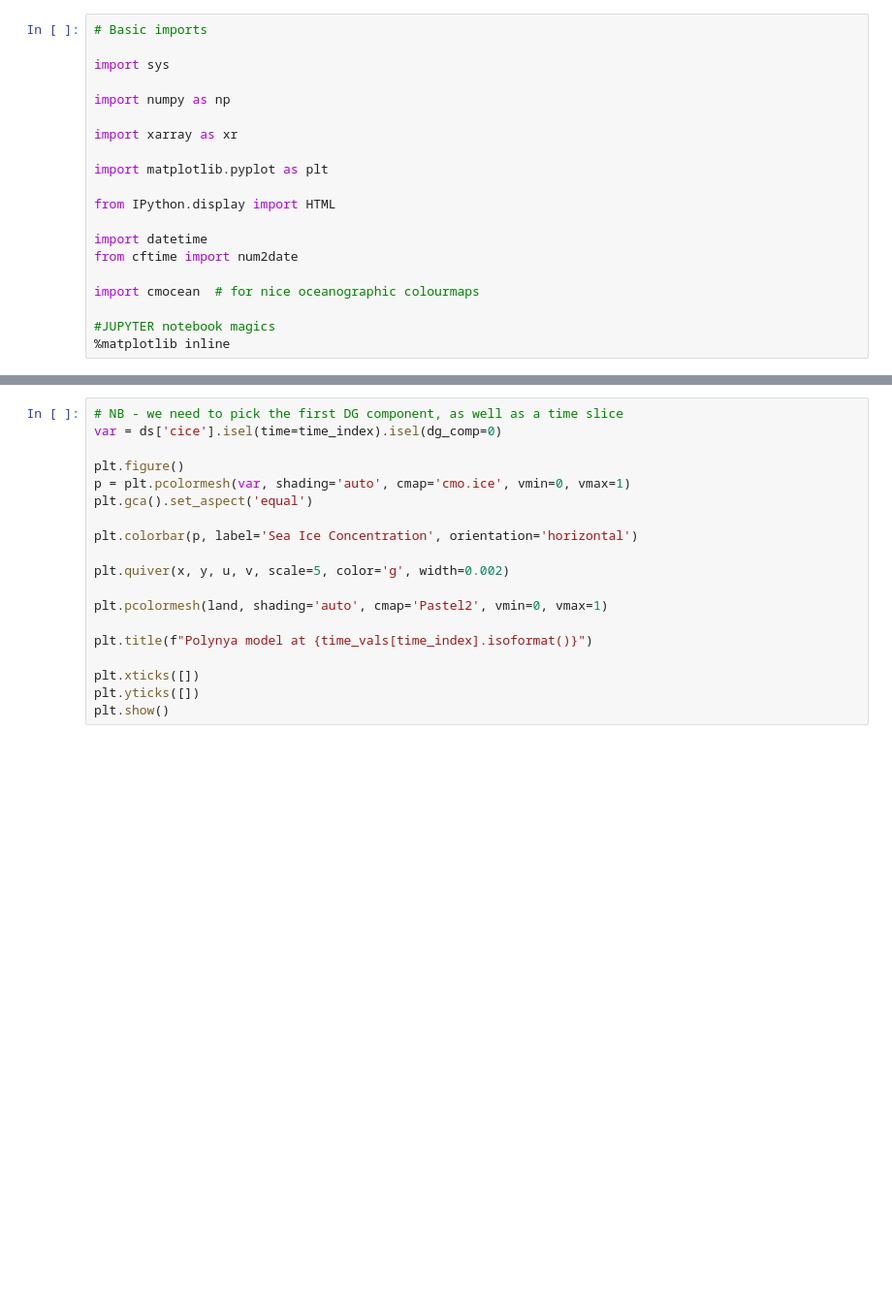
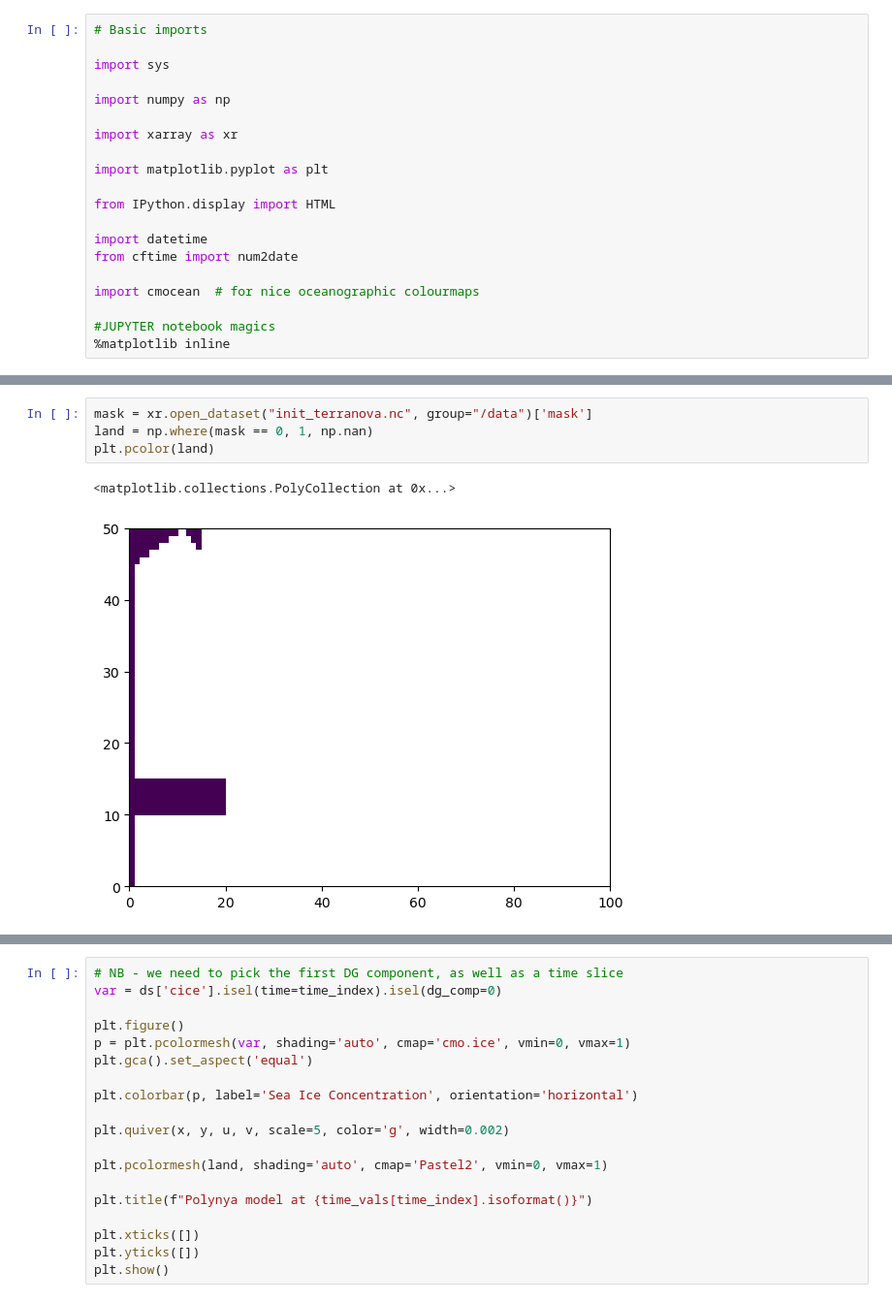
Before and after one commit to Livcornelissen/TNB_neXtsim, a Jupyter notebook: demo-polynya.ipynb, the cells around one changed output, grey strips where cells are left out. Shown at 97% size. Saved outputs shown, nothing was run; the diff lists cells and outputs as text; blank space fills up the shorter version.

```diff
--- a/demo-polynya.ipynb
+++ b/demo-polynya.ipynb
@@ -105,6 +148,13 @@ Warning: 'hsnow' is all zeros (this may be ok, if that's what you want).
 Warning: 'uice' is all zeros (this may be ok, if that's what you want).
 Warning: 'vice' is all zeros (this may be ok, if that's what you want).
 Warning: 'azimuth' is all zeros (this may be ok, if that's what you want).
+# %%
+mask = xr.open_dataset("init_terranova.nc", group="/data")['mask']
+land = np.where(mask == 0, 1, np.nan)
+plt.pcolor(land)
+# %% [output]
+<matplotlib.collections.PolyCollection at 0x...>
+[figure, added]
 # %%
 %%bash
 
```
Also changed, not shown: parts of 9 cells of this notebook, 10 other files.
